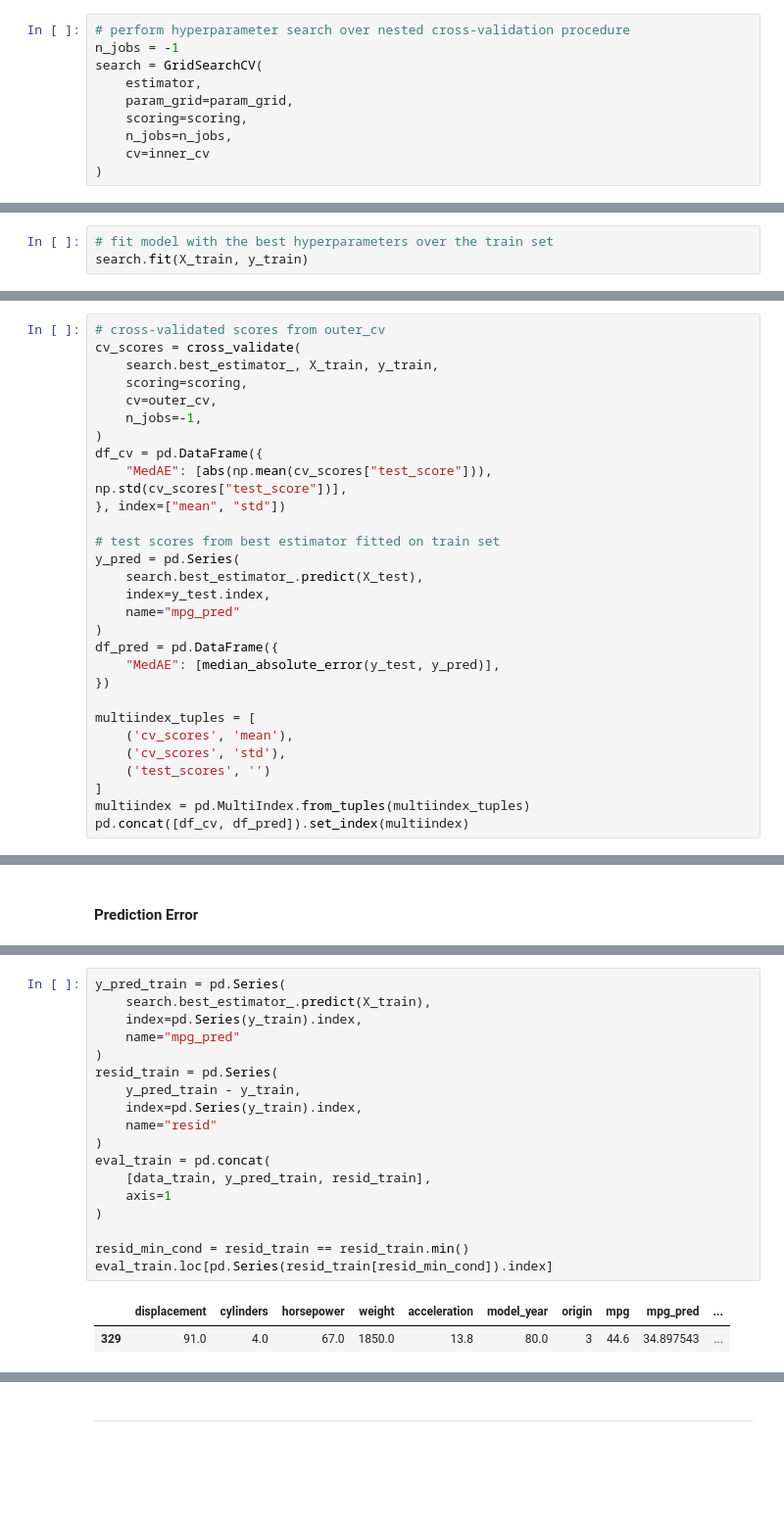
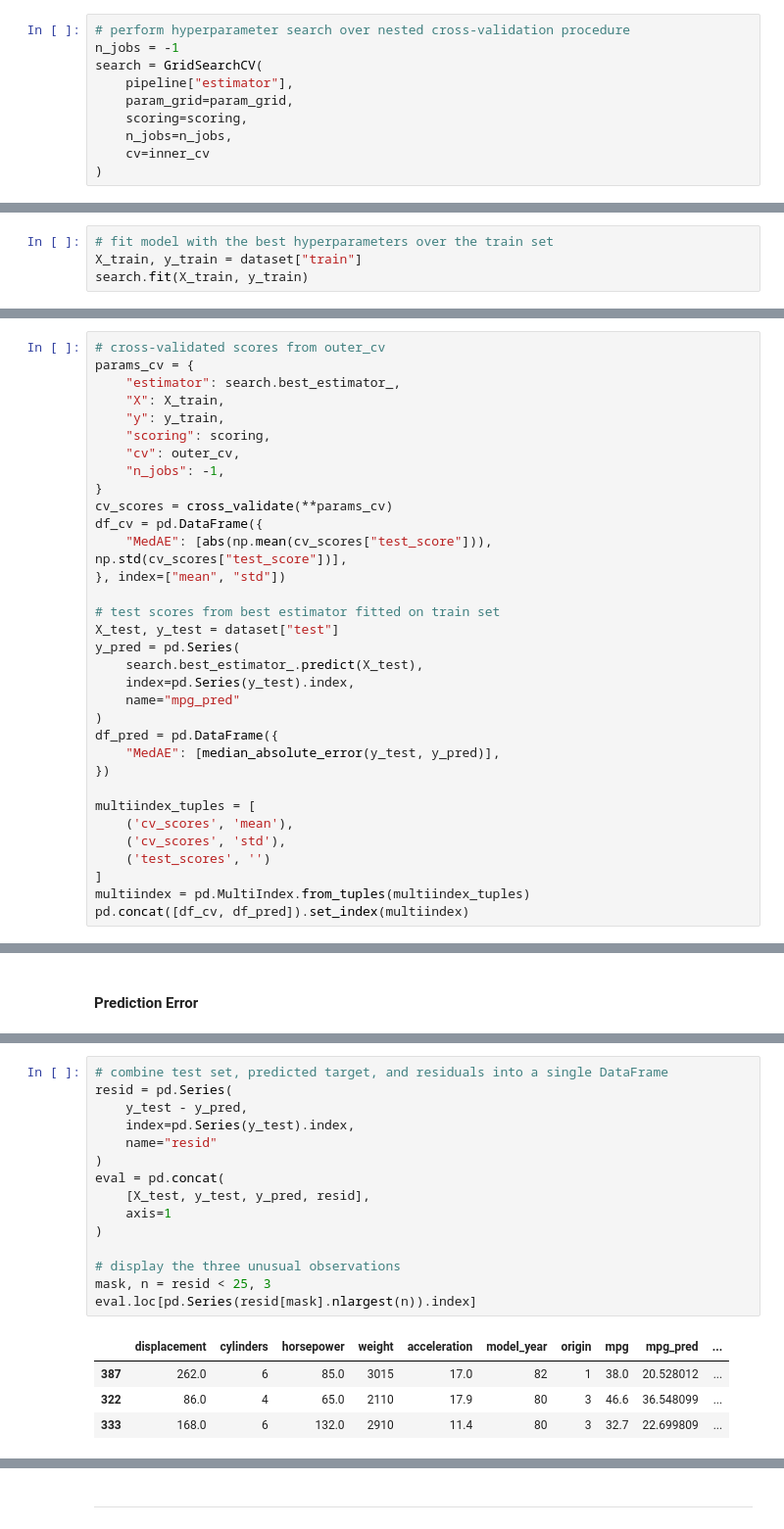
Before and after one commit to garudapaksi-yusuf/Auto_MPG_Prediction, a Jupyter notebook: notebook/notebook.ipynb, the cells around one changed output, grey strips where cells are left out. Shown at 98% size. Cells and saved outputs as stored; diff of their text form; blank space fills up the shorter version.

```diff
--- a/notebook/notebook.ipynb
+++ b/notebook/notebook.ipynb
@@ -907,7 +917,7 @@ Default choice of [`KFold`](https://scikit-learn.org/stable/modules/cross_valida
 # perform hyperparameter search over nested cross-validation procedure
 n_jobs = -1
 search = GridSearchCV(
-    estimator,
+    pipeline["estimator"],
     param_grid=param_grid,
     scoring=scoring,
     n_jobs=n_jobs,
@@ -926,6 +936,7 @@ search = GridSearchCV(
 And finally, `search` estimator with the best hyperparameter found from `GridSearchCV` is [fitted](https://scikit-learn.org/stable/glossary.html#term-fit) to the whole train set as implemented below.
 # %%
 # fit model with the best hyperparameters over the train set
+X_train, y_train = dataset["train"]
 search.fit(X_train, y_train)
 # %% [output]
 GridSearchCV(cv=KFold(n_splits=6, random_state=RandomState(MT19937) at 0x...,
@@ -974,20 +985,24 @@ Berikutnya ditampilkan chosen hyperparameters from inner `6`-fold cross-validati
 * The same can be said for `max_features` parameter, in which the tuned model prefer a typical value of maximum `0.5` fraction from total features.
 # %%
 # cross-validated scores from outer_cv
-cv_scores = cross_validate(
-    search.best_estimator_, X_train, y_train,
-    scoring=scoring,
-    cv=outer_cv,
-    n_jobs=-1,
-)
+params_cv = {
+    "estimator": search.best_estimator_,
+    "X": X_train,
+    "y": y_train,
+    "scoring": scoring,
+    "cv": outer_cv,
+    "n_jobs": -1,
+}
+cv_scores = cross_validate(**params_cv)
 df_cv = pd.DataFrame({
     "MedAE": [abs(np.mean(cv_scores["test_score"])), np.std(cv_scores["test_score"])],
 }, index=["mean", "std"])
 
 # test scores from best estimator fitted on train set
+X_test, y_test = dataset["test"]
 y_pred = pd.Series(
     search.best_estimator_.predict(X_test),
-    index=y_test.index,
+    index=pd.Series(y_test).index,
     name="mpg_pred"
 )
 df_pred = pd.DataFrame({
@@ -1142,24 +1163,23 @@ Rotating validation folds ensures your performance metrics are stable and not ti
 # %%
-y_pred_train = pd.Series(
-    search.best_estimator_.predict(X_train),
-    index=pd.Series(y_train).index,
-    name="mpg_pred"
-)
-resid_train = pd.Series(
-    y_pred_train - y_train,
-    index=pd.Series(y_train).index,
+# combine test set, predicted target, and residuals into a single DataFrame
+resid = pd.Series(
+    y_test - y_pred,
+    index=pd.Series(y_test).index,
     name="resid"
 )
-eval_train = pd.concat(
-    [data_train, y_pred_train, resid_train],
+eval = pd.concat(
+    [X_test, y_test, y_pred, resid],
     axis=1
 )
 
-resid_min_cond = resid_train == resid_train.min()
-eval_train.loc[pd.Series(resid_train[resid_min_cond]).index]
+# display the three unusual observations
+mask, n = resid < 25, 3
+eval.loc[pd.Series(resid[mask].nlargest(n)).index]
 # %% [output]
 |  | displacement | cylinders | horsepower | weight | acceleration | model_year | origin | mpg | mpg_pred | ... |
-| 329 | 91.0 | 4.0 | 67.0 | 1850.0 | 13.8 | 80.0 | 3 | 44.6 | 34.897543 | ... |
+| 387 | 262.0 | 6 | 85.0 | 3015 | 17.0 | 82 | 1 | 38.0 | 20.528012 | ... |
+| 322 | 86.0 | 4 | 65.0 | 2110 | 17.9 | 80 | 3 | 46.6 | 36.548099 | ... |
+| 333 | 168.0 | 6 | 132.0 | 2910 | 11.4 | 80 | 3 | 32.7 | 22.699809 | ... |
 # %% [markdown]
 If we find any **systematic** deviations from the expected behavior, they may signal an issue with a model
 * For instance, an omitted explanatory variable or a wrong functional form of a variable included in the model
```
Also changed, not shown: parts of 29 cells of this notebook.
